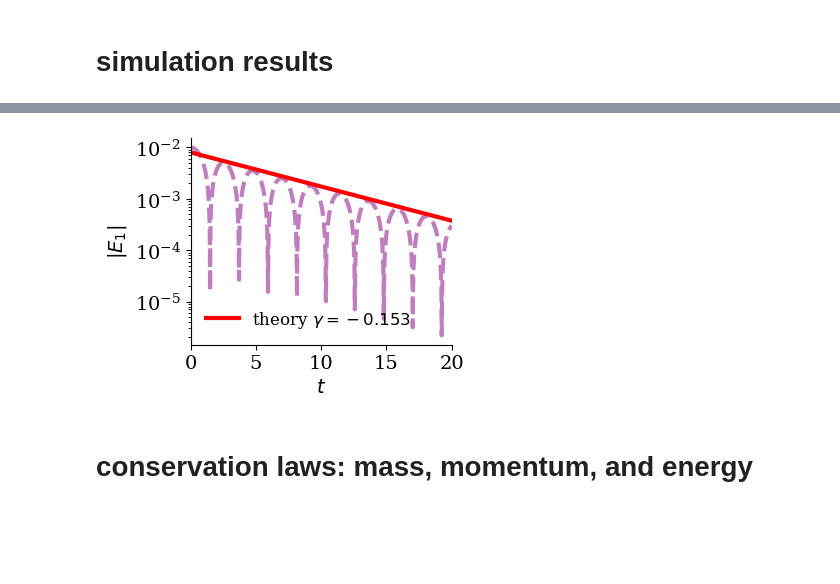
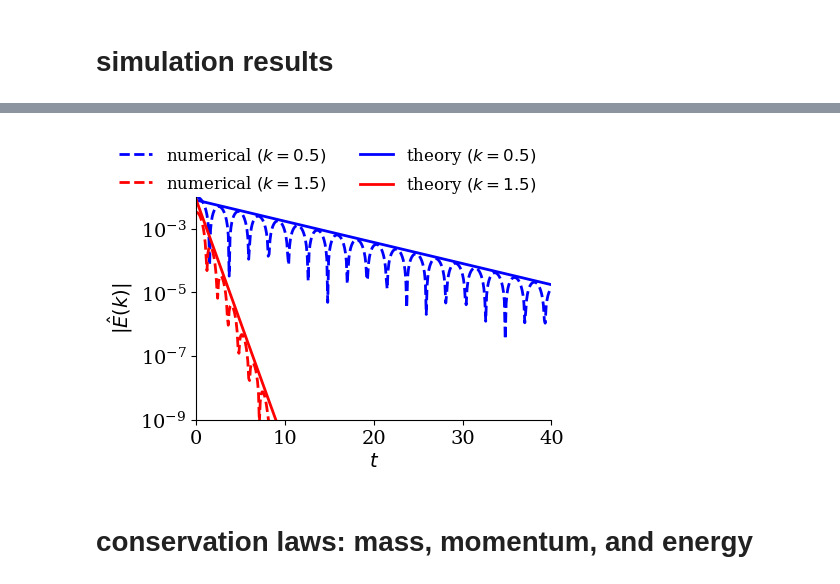
Before and after one commit to opaliss/SpectralSymbolicClosures, a Jupyter notebook: aw_simulation/linear_landau_damping.ipynb, the cells around one changed output, grey strips where cells are left out. Saved outputs shown, nothing was run; the diff lists cells and outputs as text; code cells hidden in the pictures; blank space fills up the shorter version.

```diff
--- a/aw_simulation/linear_landau_damping.ipynb
+++ b/aw_simulation/linear_landau_damping.ipynb
@@ -19,9 +19,9 @@ matplotlib.rc('ytick', labelsize=14)
 # %% [markdown]
 # Linear Landau damping
 # %%
-setup = SimulationSetupFOM(Nx=1,
-                           Nx_total=3,
-                           Nv=50,
+setup = SimulationSetupFOM(Nx=10,
+                           Nx_total=21,
+                           Nv=300,
                            epsilon=1e-2,
                            alpha_e=np.sqrt(2),
                            alpha_i=np.sqrt(2 / 1836),
@@ -30,8 +30,8 @@ setup = SimulationSetupFOM(Nx=1,
                            L=4 * np.pi,
                            dt=1e-2,
                            T0=0,
-                           T=20,
-                           nu=4,
+                           T=40,
+                           nu=14,
                            col_type="hyper",
                            closure_type="truncation")
 # %%
@@ -49,10 +49,10 @@ x = np.linspace(0, setup.L, 2*setup.Nx+1)
 # %% [markdown]
 # simulation results
 # %%
-skip = 1
+skip = 10
 # load the simulation results
-sol_midpoint_u = np.load("data/linear_landau/sol_u_" + str(setup.Nv) + "_closure_" + str(setup.closure_type) + "_collisions_" + str(setup.col_type) + ".npy")
-sol_midpoint_t = np.load("data/linear_landau/sol_t_" + str(setup.Nv) + "_closure_" + str(setup.closure_type) + "_collisions_" + str(setup.col_type) + ".npy")
+sol_midpoint_u = np.load("data/linear_landau/sol_u_" + str(setup.Nv) + "_closure_" + str(setup.closure_type) + "_collisions_" + str(setup.col_type) + ".npy")[:, ::skip]
+sol_midpoint_t = np.load("data/linear_landau/sol_t_" + str(setup.Nv) + "_closure_" + str(setup.closure_type) + "_collisions_" + str(setup.col_type) + ".npy")[::skip]
 
 dt = 0.01 * skip
 
@@ -145,22 +156,24 @@ plt.savefig("figs/linear_landau/moment_cascade_" + str(setup.Nv)+ "_closure_" +
 # %%
 # plot the electric field damping rate
-fig, ax = plt.subplots(figsize=(4, 3))
-ax.plot(sol_midpoint_t, np.abs(E_midpoint_coeff[setup.Nx+1]), "--", c="purple", alpha=0.5, linewidth=3)
-ax.plot(sol_midpoint_t, np.exp(-0.153*sol_midpoint_t)*8e-3, linewidth=3, color="red", label=r"theory $\gamma = -0.153$")
+fig, ax = plt.subplots(figsize=(5, 4))
+ax.plot(sol_midpoint_t, np.abs(E_midpoint_coeff[setup.Nx+1]), "--", c="blue", linewidth=2, label=r"numerical $(k=0.5)$")
+ax.plot(sol_midpoint_t, np.abs(E_midpoint_coeff[setup.Nx+3]), "--", c="red", linewidth=2, label=r"numerical $(k=1.5)$")
+ax.plot(sol_midpoint_t, np.exp(-0.153*sol_midpoint_t)*8e-3, linewidth=2, color="blue", label=r"theory $(k=0.5)$")
+ax.plot(sol_midpoint_t, np.exp(-1.776*sol_midpoint_t)*8e-3, linewidth=2, color="red", label=r"theory $(k=1.5)$")
 
 ax.set_yscale("log")
 ax.spines['right'].set_visible(False)
 ax.spines['top'].set_visible(False)
-ax.set_ylabel("$|E_{1}|$")
+ax.set_ylabel("$|\hat{E}(k)|$")
 ax.set_xlim(setup.T0, setup.T)
-ax.set_xlabel("$ t$")
-legend = ax.legend(ncols=1, fancybox=False, shadow=False, fontsize=12, loc='lower left')
+ax.set_xlabel("$t$")
+legend = ax.legend(ncols=2, fancybox=False, shadow=False, fontsize=12, loc='upper right', bbox_to_anchor=(1, 1.3))
 legend.get_frame().set_alpha(0)
-ax.set_xticks([0,5, 10, 15, 20])
+ax.set_ylim(1e-9, 1e-2)
 plt.tight_layout()
-#plt.savefig("figs/linear_landau/electric_field_damping_" + str(setup.Nv)+ "_closure_" + str(setup.closure_type) + "_collisions_" + str(setup.col_type) + ".png", dpi=200)
+plt.savefig("figs/linear_landau/electric_field_damping_" + str(setup.Nv)+ "_closure_" + str(setup.closure_type) + "_collisions_" + str(setup.col_type) + ".png", dpi=200)
 # %% [output]
-[figure, old version]
+[figure, new version]
 # %% [markdown]
 # conservation laws: mass, momentum, and energy
 # %% [markdown]
```
Also changed, not shown: parts of 11 cells of this notebook, 4 other files.
